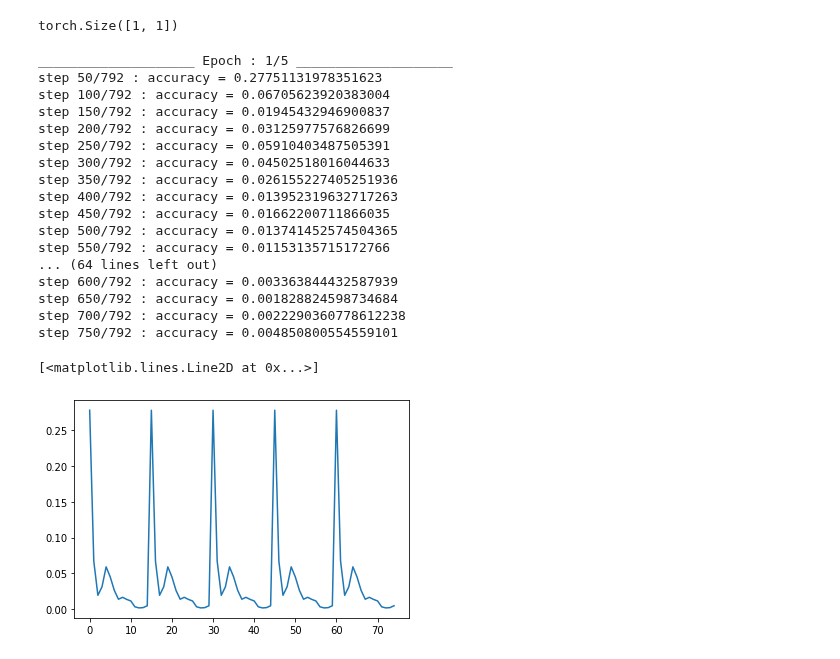
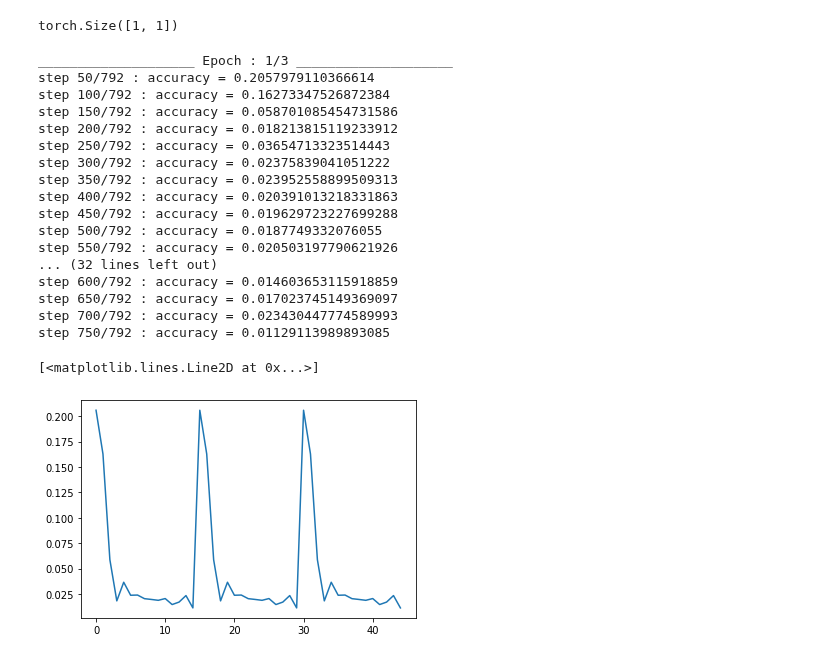
Before and after one commit to mostafa-ja/sample, a Jupyter notebook: nn_RNN_basics.ipynb, the cells around one changed output. Saved outputs shown, nothing was run; the diff lists cells and outputs as text; code cells hidden in the pictures.

```diff
--- a/nn_RNN_basics.ipynb
+++ b/nn_RNN_basics.ipynb
@@ -142,45 +142,45 @@ Y_train[0:1].shape
 torch.Size([1, 1])
 # %%
 model.train()
-num_epochs=5
+num_epochs=3
 losses = []
 acc = []
 for epoch in range(num_epochs):
   print(f'{"_"*20} Epoch : {epoch+1}/{num_epochs} {"_"*20}')
   for i in range(X_train.shape[0]):
     y_pred = model(X_train[i:i+1])
     loss = criterion(y_pred,Y_train[i:i+1])
     losses.append(loss.item())
     optimizer.zero_grad()
     loss.backward()
     optimizer.step()
 
     if (i+1)%50 == 0:
       accuracy = sum(losses[i-49:i])/100.
       print(f'step {i+1}/{X_train.shape[0]} : accuracy = {accuracy}')
       acc.append(accuracy)
 
 plt.plot(acc)
 # %% [output]
-____________________ Epoch : 1/5 ____________________
-step 50/792 : accuracy = 0.27751131978351623
-step 100/792 : accuracy = 0.06705623920383004
-step 150/792 : accuracy = 0.01945432946900837
-step 200/792 : accuracy = 0.03125977576826699
-step 250/792 : accuracy = 0.05910403487505391
-step 300/792 : accuracy = 0.04502518016044633
-step 350/792 : accuracy = 0.026155227405251936
-step 400/792 : accuracy = 0.013952319632717263
-step 450/792 : accuracy = 0.01662200711866035
-step 500/792 : accuracy = 0.013741452574504365
-step 550/792 : accuracy = 0.01153135715172766
-... (64 lines left out)
-step 600/792 : accuracy = 0.003363844432587939
-step 650/792 : accuracy = 0.001828824598734684
-step 700/792 : accuracy = 0.0022290360778612238
-step 750/792 : accuracy = 0.004850800554559101
+____________________ Epoch : 1/3 ____________________
+step 50/792 : accuracy = 0.2057979110366614
+step 100/792 : accuracy = 0.16273347526872384
+step 150/792 : accuracy = 0.058701085454731586
+step 200/792 : accuracy = 0.018213815119233912
+step 250/792 : accuracy = 0.03654713323514443
+step 300/792 : accuracy = 0.02375839041051222
+step 350/792 : accuracy = 0.023952558899509313
+step 400/792 : accuracy = 0.020391013218331863
+step 450/792 : accuracy = 0.019629723227699288
+step 500/792 : accuracy = 0.0187749332076055
+step 550/792 : accuracy = 0.020503197790621926
+... (32 lines left out)
+step 600/792 : accuracy = 0.014603653115918859
+step 650/792 : accuracy = 0.017023745149369097
+step 700/792 : accuracy = 0.023430447774589993
+step 750/792 : accuracy = 0.01129113989893085
 [<matplotlib.lines.Line2D at 0x...>]
-[figure, old version]
+[figure, new version]
 # %%
 model.eval()
 y_pred = model(X_test).cpu().detach().numpy()
```
Also changed, not shown: parts of 2 cells of this notebook.
